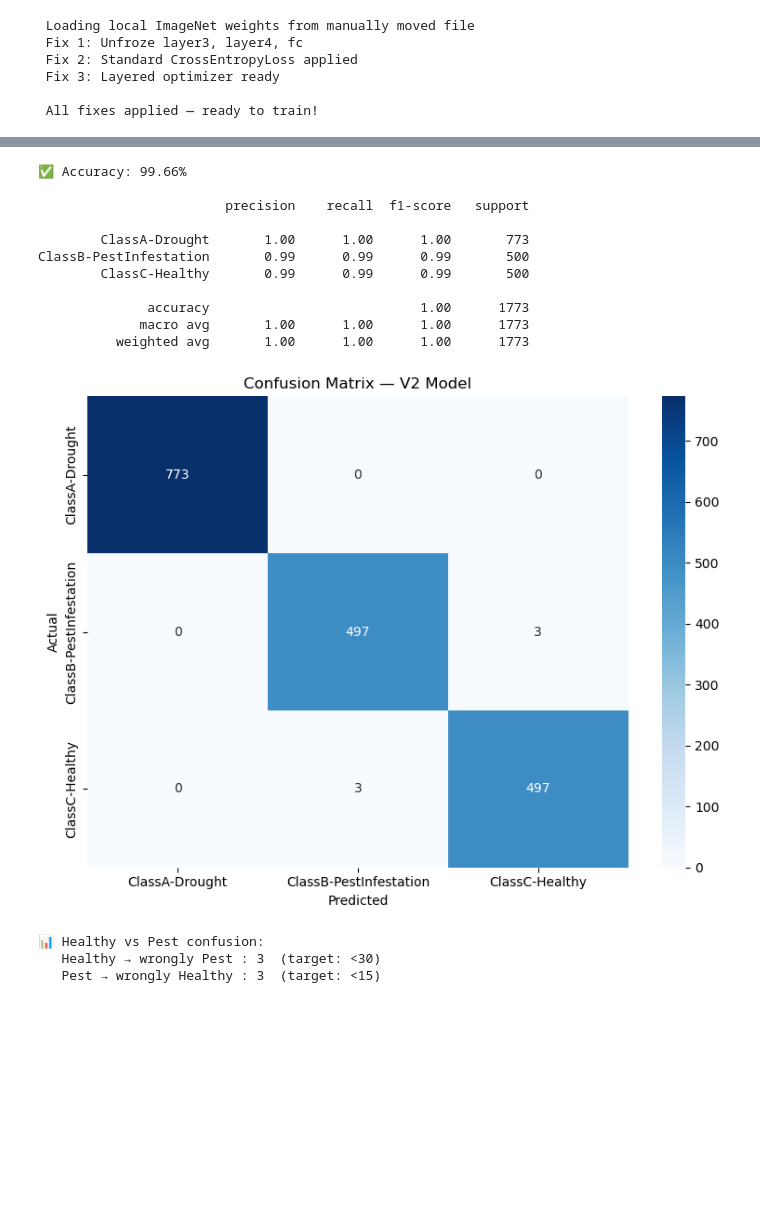
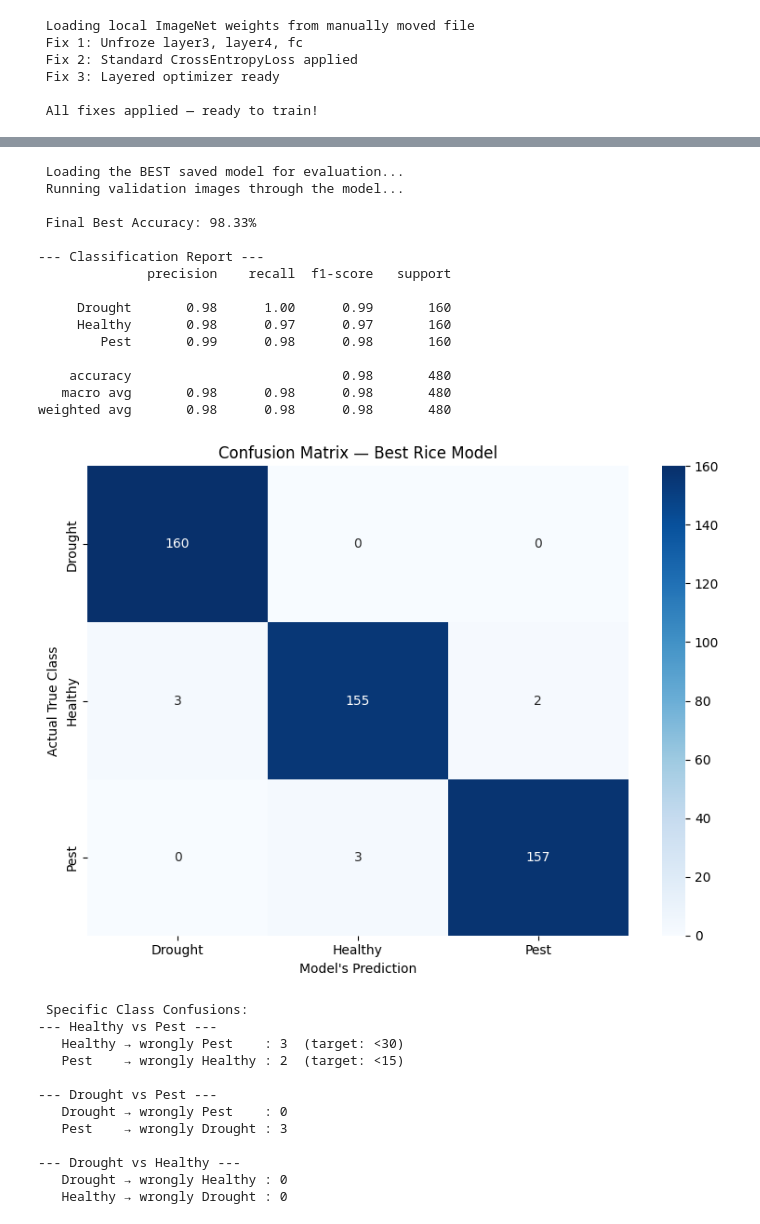
Before and after one commit to marian-ie/MachineLearning-RiceLeaf, a Jupyter notebook: python/rice_model_v2.ipynb, the cells around one changed output, grey strips where cells are left out. Drawn from its saved outputs; the diff is of its cells as text; code cells hidden in the pictures; blank space fills up the shorter version.

Commit message:
Clean sync: code only, model files ignored

```diff
--- a/python/rice_model_v2.ipynb
+++ b/python/rice_model_v2.ipynb
@@ -195,48 +195,82 @@ Time: 760.13s
 # %%
+import torch
+import numpy as np
+import seaborn as sns
+import matplotlib.pyplot as plt
+from sklearn.metrics import confusion_matrix, classification_report
 
-# CELL 7 — Evaluation + Confusion Matrix
+print(" Loading the BEST saved model for evaluation...")
+checkpoint = torch.load("../model/final-resnet18-model.pth", map_location=device)
+model.load_state_dict(checkpoint["model_state_dict"])
+model.eval()
+
 all_preds  = []
 all_labels = []
 
-model.eval()
+print(" Running validation images through the model...")
 with torch.no_grad():
     for inputs, labels in val_loader:
         inputs, labels = inputs.to(device), labels.to(device)
         outputs        = model(inputs)
         _, predicted   = torch.max(outputs, 1)
         all_preds.extend(predicted.cpu().numpy())
         all_labels.extend(labels.cpu().numpy())
 
 test_acc = sum(p == l for p, l in zip(all_preds, all_labels)) / len(all_labels)
-print(f"✅ Accuracy: {test_acc*100:.2f}%\n")
+print(f"\n Final Best Accuracy: {test_acc*100:.2f}%\n")
+
+print("--- Classification Report ---")
 print(classification_report(all_labels, all_preds, target_names=CLASS_NAMES))
 
 cm = confusion_matrix(all_labels, all_preds)
 plt.figure(figsize=(8, 6))
 sns.heatmap(cm, annot=True, fmt="d", cmap="Blues",
             xticklabels=CLASS_NAMES, yticklabels=CLASS_NAMES)
-plt.title("Confusion Matrix — V2 Model")
-plt.ylabel("Actual")
-plt.xlabel("Predicted")
+plt.title("Confusion Matrix — Best Rice Model")
+plt.ylabel("Actual True Class")
+plt.xlabel("Model's Prediction")
 plt.tight_layout()
 plt.show()
 
-print("\n📊 Healthy vs Pest confusion:")
-print(f"   Healthy → wrongly Pest : {cm[2][1]}  (target: <30)")
-print(f"   Pest → wrongly Healthy : {cm[1][2]}  (target: <15)")
+print("\n Specific Class Confusions:")
+
+print("--- Healthy vs Pest ---")
+print(f"   Healthy → wrongly Pest    : {cm[2][1]}  (target: <30)")
+print(f"   Pest    → wrongly Healthy : {cm[1][2]}  (target: <15)")
+
+print("\n--- Drought vs Pest ---")
+print(f"   Drought → wrongly Pest    : {cm[0][1]}")
+print(f"   Pest    → wrongly Drought : {cm[1][0]}")
+
+print("\n--- Drought vs Healthy ---")
+print(f"   Drought → wrongly Healthy : {cm[0][2]}")
+print(f"   Healthy → wrongly Drought : {cm[2][0]}")
 # %% [output]
-✅ Accuracy: 99.66%
+ Loading the BEST saved model for evaluation...
+ Running validation images through the model...
 
-                        precision    recall  f1-score   support
+ Final Best Accuracy: 98.33%
 
-        ClassA-Drought       1.00      1.00      1.00       773
-ClassB-PestInfestation       0.99      0.99      0.99       500
-        ClassC-Healthy       0.99      0.99      0.99       500
+--- Classification Report ---
+              precision    recall  f1-score   support
 
-              accuracy                           1.00      1773
-             macro avg       1.00      1.00      1.00      1773
-          weighted avg       1.00      1.00      1.00      1773
+     Drought       0.98      1.00      0.99       160
+     Healthy       0.98      0.97      0.97       160
+        Pest       0.99      0.98      0.98       160
+
+    accuracy                           0.98       480
+   macro avg       0.98      0.98      0.98       480
+weighted avg       0.98      0.98      0.98       480
-[figure, old version]
+[figure, new version]
-📊 Healthy vs Pest confusion:
-   Healthy → wrongly Pest : 3  (target: <30)
-   Pest → wrongly Healthy : 3  (target: <15)
+ Specific Class Confusions:
+--- Healthy vs Pest ---
+   Healthy → wrongly Pest    : 3  (target: <30)
+   Pest    → wrongly Healthy : 2  (target: <15)
+
+--- Drought vs Pest ---
+   Drought → wrongly Pest    : 0
+   Pest    → wrongly Drought : 3
+
+--- Drought vs Healthy ---
+   Drought → wrongly Healthy : 0
+   Healthy → wrongly Drought : 0
```
Also changed, not shown: parts of 3 cells of this notebook, 2 other files.
